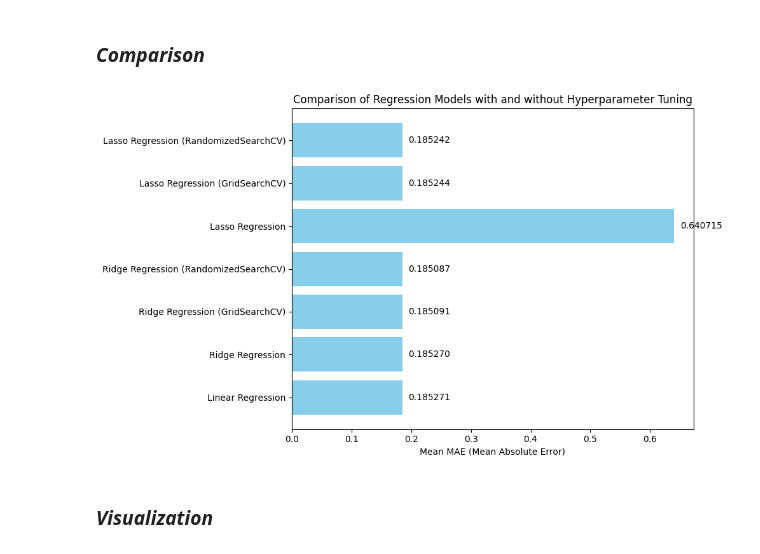
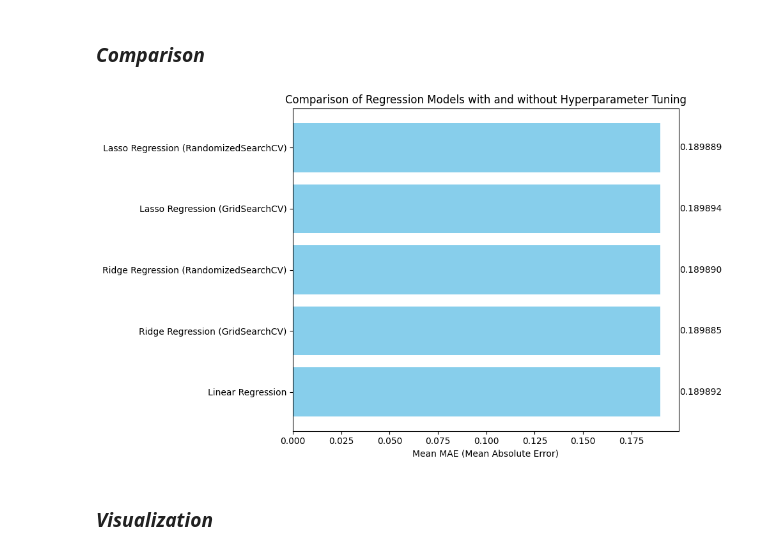
Before and after one commit to weeg16/STINTSY, a Jupyter notebook: main.ipynb, the cells around one changed output. Drawn from its saved outputs; the diff is of its cells as text; code cells hidden in the pictures.

Commit message:
Added final model evaluation, will add descriptions

```diff
--- a/main.ipynb
+++ b/main.ipynb
@@ -876,3 +919,5 @@ y = fies_df_selected["TOINC"]
+# %%
+X_train, X_test, y_train, y_test = train_test_split(X, y, test_size=0.2, random_state=42)
 # %% [markdown]
 We will use RFE to iteratively remove the least important features until only the top 5 remain.
 # %%
@@ -1113,23 +1162,24 @@ kf = KFold(n_splits=5, shuffle=True, random_state=42)
 # %%
 mae_scores_nn = []
 # %%
-for fold, (train_index, test_index) in enumerate(kf.split(X_final), start=1):
+for fold, (train_index, test_index) in enumerate(kf.split(X_train_selected), start=1):
     print(f"\n--- Fold {fold} ---")
 
     # Split data
-    X_train, X_test = X_final.iloc[train_index], X_final.iloc[test_index]
-    y_train, y_test = y.iloc[train_index], y.iloc[test_index]
+    X_train_fold, X_test_fold = X_train_selected.iloc[train_index], X_train_selected.iloc[test_index]
+    y_train_fold, y_test_fold = y_train_selected.iloc[train_index], y_train_selected.iloc[test_index]
 
-    # Scale
+    # Scale Features
     scaler_X = StandardScaler()
-    X_train_scaled = scaler_X.fit_transform(X_train)
-    X_test_scaled = scaler_X.transform(X_test)
+    X_train_scaled = scaler_X.fit_transform(X_train_fold)
+    X_test_scaled = scaler_X.transform(X_test_fold)
 
+    # Scale Target
     scaler_y = StandardScaler()
-    y_train_scaled = scaler_y.fit_transform(y_train.values.reshape(-1, 1))
-    y_test_scaled = scaler_y.transform(y_test.values.reshape(-1, 1))
+    y_train_scaled = scaler_y.fit_transform(y_train_fold.values.reshape(-1, 1))
+    y_test_scaled = scaler_y.transform(y_test_fold.values.reshape(-1, 1))
 
-    # Model
+    # Define Neural Network Model
     model_nn = Sequential([
         Input(shape=(X_train_scaled.shape[1],)),
         Dense(128), BatchNormalization(), Activation("relu"), Dropout(0.2),
@@ -1144,9 +1194,9 @@ for fold, (train_index, test_index) in enumerate(kf.split(X_final), start=1):
     reduce_lr = ReduceLROnPlateau(monitor="val_loss", factor=0.5, patience=5, min_lr=1e-5, verbose=1)
     early_stopping = EarlyStopping(monitor="val_loss", patience=10, restore_best_weights=True)
 
-    # Train
+    # Train Model
     history = model_nn.fit(X_train_scaled, y_train_scaled, validation_data=(X_test_scaled, y_test_scaled),
-                        epochs=100, batch_size=16, callbacks=[reduce_lr, early_stopping], verbose=0)
+                           epochs=100, batch_size=16, callbacks=[reduce_lr, early_stopping], verbose=0)
 
     # Predict & Evaluate
     y_pred_scaled = model_nn.predict(X_test_scaled)
@@ -1156,9 +1206,9 @@ for fold, (train_index, test_index) in enumerate(kf.split(X_final), start=1):
     mae_nn = mean_absolute_error(y_actual, y_pred)
     mae_scores_nn.append(mae_nn)
 
-     # 🔍 Add this block for debugging
-    print(f"MAE for Neural Network: {mae_nn:.10f}")
-    print("Sample y_test values:", y_test.values[:5].flatten())  # Peek at test values
+    # Debugging Information
+    print(f"MAE for Neural Network: {mae_nn:.6f}")
+    print("Sample y_test values:", y_test_fold.values[:5].flatten())
 # %% [output]
 --- Fold 1 ---
 
@@ -1545,43 +1568,35 @@ Lasso Regression (RandomizedSearchCV) [0.0018329807108324356, 0.0018329807108324
 # %% [markdown]
 ### ***Comparison***
 # %%
-
-plt.figure(figsize=(10, 6))
 methods = [
     "Linear Regression",
-    "Ridge Regression",
     "Ridge Regression (GridSearchCV)",
     "Ridge Regression (RandomizedSearchCV)",
-    "Lasso Regression",
     "Lasso Regression (GridSearchCV)",
     "Lasso Regression (RandomizedSearchCV)"
 ]
 
 mean_mae = [
     np.mean(mae_scores_lr),
-    np.mean(mae_scores_ridge),
     np.mean(mae_scores_ridge_grid),
     np.mean(mae_scores_ridge_random),
-    np.mean(mae_scores_lasso),
     np.mean(mae_scores_lasso_grid),
     np.mean(mae_scores_lasso_random)
 ]
 
-# Plotting the bar chart
+plt.figure(figsize=(10, 6))
 plt.barh(methods, mean_mae, color='skyblue')
 
-# Adding labels and title
 plt.xlabel("Mean MAE (Mean Absolute Error)")
 plt.title("Comparison of Regression Models with and without Hyperparameter Tuning")
 
-# Displaying the values on the bars
 for i, v in enumerate(mean_mae):
     plt.text(v + 0.01, i, f"{v:.6f}", va='center')
 
-# Show the plot
+
 plt.tight_layout()
 plt.show()
 # %% [output]
-[figure, old version]
+[figure, new version]
 # %% [markdown]
 ### ***Visualization***
```
Also changed, not shown: parts of 50 cells of this notebook.
